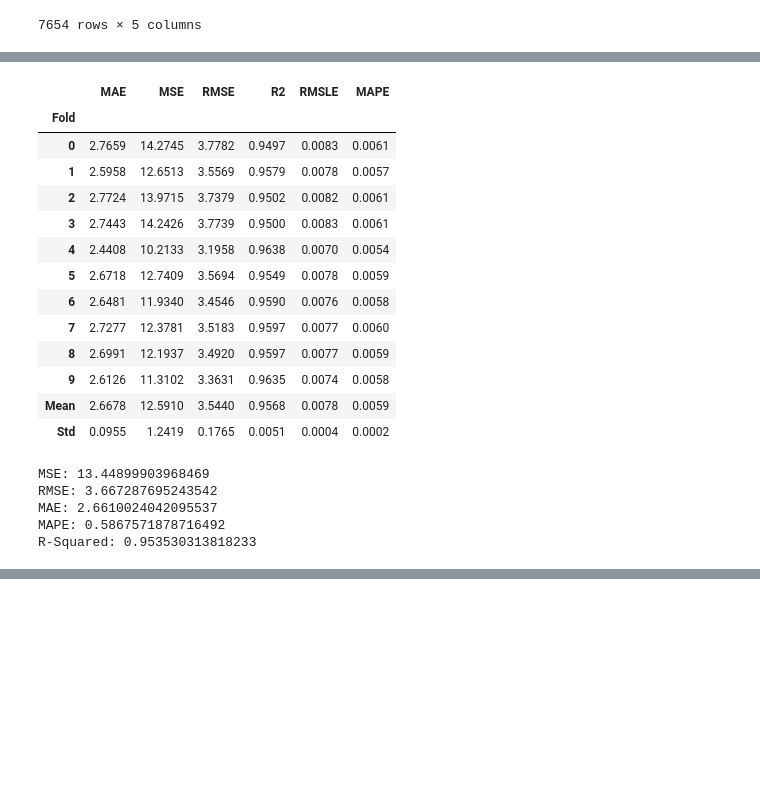
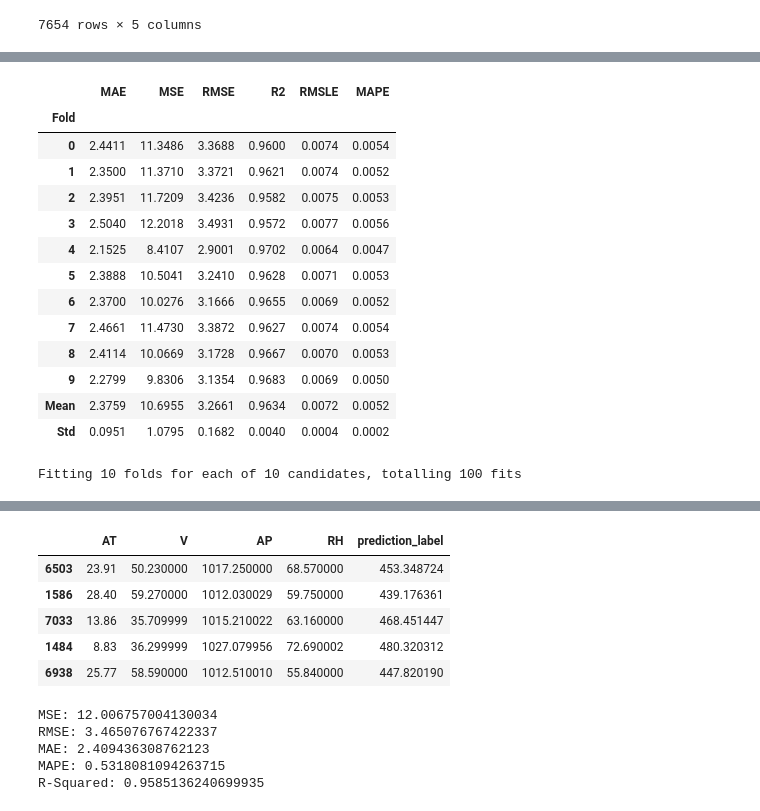
Before and after one commit to ogut77/DataScience, a Jupyter notebook: SVMLRXG.ipynb, the cells around one changed output, grey strips where cells are left out. Saved outputs shown, nothing was run; the diff lists cells and outputs as text; code cells hidden in the pictures; blank space fills up the shorter version.

```diff
--- a/SVMLRXG.ipynb
+++ b/SVMLRXG.ipynb
@@ -413,3 +395,24 @@ Successfully installed Boruta-0.3 databricks-cli-0.16.6 docker-5.0.3 funcy-1.17
+# %%
+#reload data and eval function
+import pandas as pd
+from sklearn.model_selection import train_test_split
+df=pd.read_csv("https://raw.githubusercontent.com/ogut77/DataScience/main/data/CCPP.csv")
+X=df.drop("PE",axis=1)
+Y=df.PE
+X_train,X_test,y_train,y_test=train_test_split(X,Y,test_size=0.2,random_state=123)
+def evalmetric(y,ypred):
+ import numpy as np
+ e = y - ypred
+ mse_f = np.mean(e**2)
+ rmse_f = np.sqrt(mse_f)
+ mae_f = np.mean(abs(e))
+ mape_f = 100*np.mean(abs(e/y))
+ r2_f = 1-(sum(e**2)/sum((y-np.mean(y))**2))
+ print("MSE:", mse_f)
+ print("RMSE:", rmse_f)
+ print("MAE:",mae_f)
+ print("MAPE:",mape_f)
+ print("R-Squared:", r2_f)
 # %%
 result = pd.concat([X_train, y_train], axis=1)
 result
@@ -473,5 +478,4 @@ best_model = compare_models()
 tuned2 = tune_model(best_model)
 tuned_predictions = predict_model(tuned2, data=X_test)
 tuned_predictions.head()
-evalmetric(y_test,tuned_predictions['Label'])
 # %% [output]
@@ -478,19 +483,15 @@ evalmetric(y_test,tuned_predictions['Label'])
 |  | MAE | MSE | RMSE | R2 | RMSLE | MAPE |
 | Fold |  |  |  |  |  |  |
-| 0 | 2.7659 | 14.2745 | 3.7782 | 0.9497 | 0.0083 | 0.0061 |
-| 1 | 2.5958 | 12.6513 | 3.5569 | 0.9579 | 0.0078 | 0.0057 |
-| 2 | 2.7724 | 13.9715 | 3.7379 | 0.9502 | 0.0082 | 0.0061 |
-| 3 | 2.7443 | 14.2426 | 3.7739 | 0.9500 | 0.0083 | 0.0061 |
-| 4 | 2.4408 | 10.2133 | 3.1958 | 0.9638 | 0.0070 | 0.0054 |
-| 5 | 2.6718 | 12.7409 | 3.5694 | 0.9549 | 0.0078 | 0.0059 |
-| 6 | 2.6481 | 11.9340 | 3.4546 | 0.9590 | 0.0076 | 0.0058 |
-| 7 | 2.7277 | 12.3781 | 3.5183 | 0.9597 | 0.0077 | 0.0060 |
-| 8 | 2.6991 | 12.1937 | 3.4920 | 0.9597 | 0.0077 | 0.0059 |
-| 9 | 2.6126 | 11.3102 | 3.3631 | 0.9635 | 0.0074 | 0.0058 |
-| Mean | 2.6678 | 12.5910 | 3.5440 | 0.9568 | 0.0078 | 0.0059 |
-| Std | 0.0955 | 1.2419 | 0.1765 | 0.0051 | 0.0004 | 0.0002 |
+| 0 | 2.4411 | 11.3486 | 3.3688 | 0.9600 | 0.0074 | 0.0054 |
+| 1 | 2.3500 | 11.3710 | 3.3721 | 0.9621 | 0.0074 | 0.0052 |
+| 2 | 2.3951 | 11.7209 | 3.4236 | 0.9582 | 0.0075 | 0.0053 |
+| 3 | 2.5040 | 12.2018 | 3.4931 | 0.9572 | 0.0077 | 0.0056 |
+| 4 | 2.1525 | 8.4107 | 2.9001 | 0.9702 | 0.0064 | 0.0047 |
+| 5 | 2.3888 | 10.5041 | 3.2410 | 0.9628 | 0.0071 | 0.0053 |
+| 6 | 2.3700 | 10.0276 | 3.1666 | 0.9655 | 0.0069 | 0.0052 |
+| 7 | 2.4661 | 11.4730 | 3.3872 | 0.9627 | 0.0074 | 0.0054 |
+| 8 | 2.4114 | 10.0669 | 3.1728 | 0.9667 | 0.0070 | 0.0053 |
+| 9 | 2.2799 | 9.8306 | 3.1354 | 0.9683 | 0.0069 | 0.0050 |
+| Mean | 2.3759 | 10.6955 | 3.2661 | 0.9634 | 0.0072 | 0.0052 |
+| Std | 0.0951 | 1.0795 | 0.1682 | 0.0040 | 0.0004 | 0.0002 |
-MSE: 13.44899903968469
-RMSE: 3.667287695243542
-MAE: 2.6610024042095537
-MAPE: 0.5867571878716492
-R-Squared: 0.953530313818233
+Fitting 10 folds for each of 10 candidates, totalling 100 fits
@@ -496,0 +500,14 @@ R-Squared: 0.953530313818233
+|  | AT | V | AP | RH | prediction_label |
+| 6503 | 23.91 | 50.230000 | 1017.250000 | 68.570000 | 453.348724 |
+| 1586 | 28.40 | 59.270000 | 1012.030029 | 59.750000 | 439.176361 |
+| 7033 | 13.86 | 35.709999 | 1015.210022 | 63.160000 | 468.451447 |
+| 1484 | 8.83 | 36.299999 | 1027.079956 | 72.690002 | 480.320312 |
+| 6938 | 25.77 | 58.590000 | 1012.510010 | 55.840000 | 447.820190 |
+# %%
+evalmetric(y_test,tuned_predictions['prediction_label'])
+# %% [output]
+MSE: 12.006757004130034
+RMSE: 3.465076767422337
+MAE: 2.409436308762123
+MAPE: 0.5318081094263715
+R-Squared: 0.9585136240699935
```
Also changed, not shown: parts of 4 cells of this notebook.
